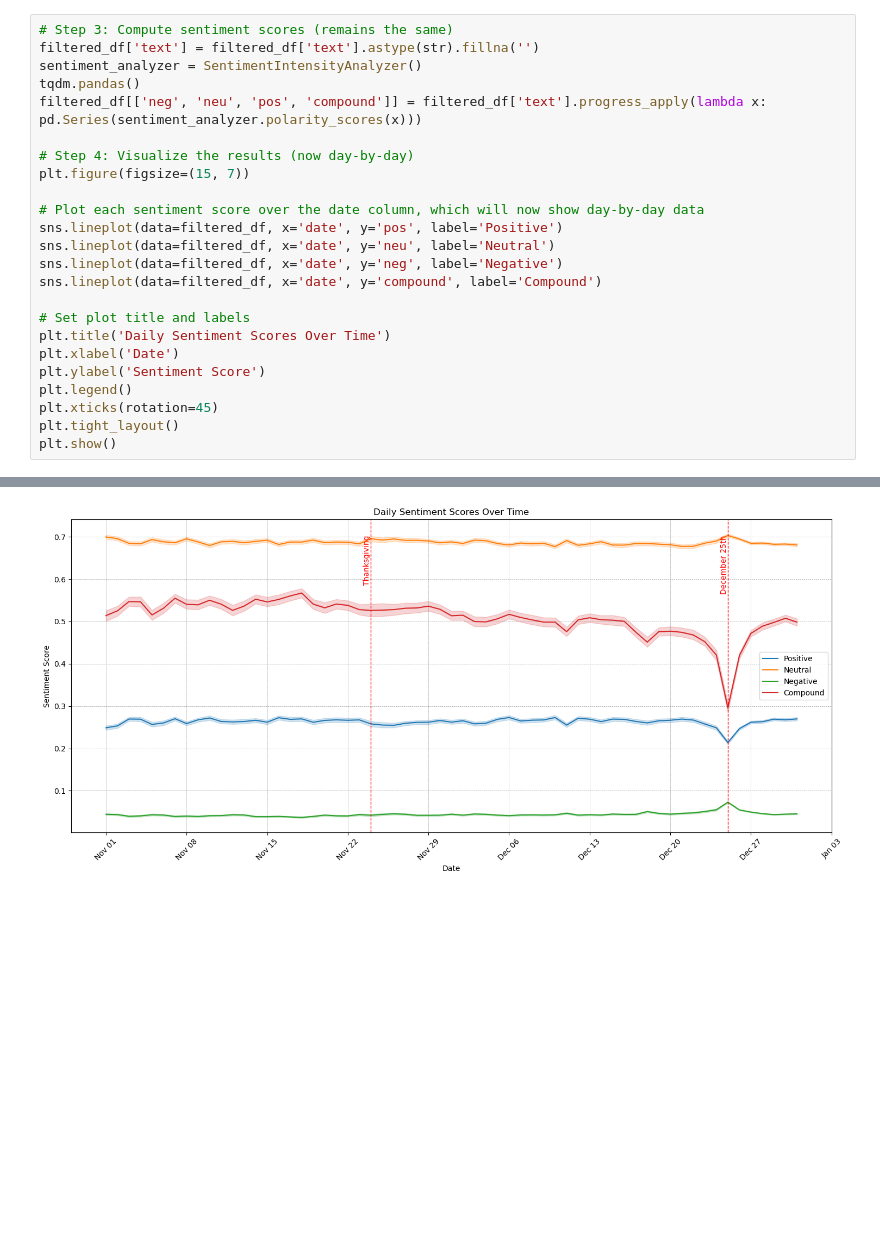
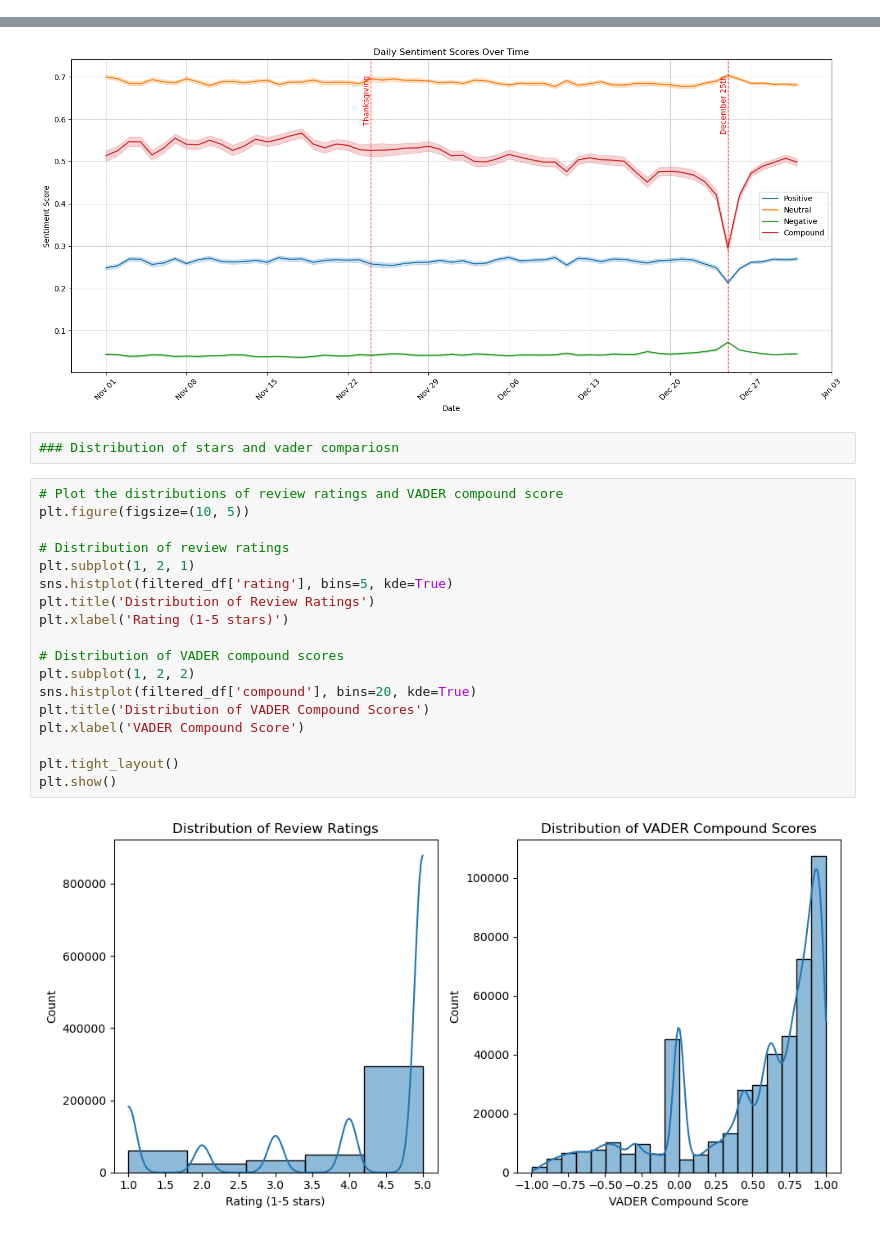
Before and after one commit to svukomanovic/Amazon-Sentiment-Analysis, a Jupyter notebook: month-by-month-analysis.ipynb, the cells around one changed output, grey strips where cells are left out. Saved outputs shown, nothing was run; the diff lists cells and outputs as text; blank space fills up the shorter version.

Commit message:
Adding more comparisons to see if the data is valid

```diff
--- a/month-by-month-analysis.ipynb
+++ b/month-by-month-analysis.ipynb
@@ -71,27 +71,3 @@ Try using .loc[row_indexer,col_indexer] = value instead
 See the caveats in the documentation: https://pandas.pydata.org/pandas-docs/stable/user_guide/indexing.html#returning-a-view-versus-a-copy
   filtered_df[['neg', 'neu', 'pos', 'compound']] = filtered_df['text'].progress_apply(lambda x: pd.Series(sentiment_analyzer.polarity_scores(x)))
 [figure]
-# %%
-# Step 3: Compute sentiment scores (remains the same)
-filtered_df['text'] = filtered_df['text'].astype(str).fillna('')
-sentiment_analyzer = SentimentIntensityAnalyzer()
-tqdm.pandas()
-filtered_df[['neg', 'neu', 'pos', 'compound']] = filtered_df['text'].progress_apply(lambda x: pd.Series(sentiment_analyzer.polarity_scores(x)))
-
-# Step 4: Visualize the results (now day-by-day)
-plt.figure(figsize=(15, 7))
-
-# Plot each sentiment score over the date column, which will now show day-by-day data
-sns.lineplot(data=filtered_df, x='date', y='pos', label='Positive')
-sns.lineplot(data=filtered_df, x='date', y='neu', label='Neutral')
-sns.lineplot(data=filtered_df, x='date', y='neg', label='Negative')
-sns.lineplot(data=filtered_df, x='date', y='compound', label='Compound')
-
-# Set plot title and labels
-plt.title('Daily Sentiment Scores Over Time')
-plt.xlabel('Date')
-plt.ylabel('Sentiment Score')
-plt.legend()
-plt.xticks(rotation=45)
-plt.tight_layout()
-plt.show()
@@ -177,3 +126,25 @@ Try using .loc[row_indexer,col_indexer] = value instead
 See the caveats in the documentation: https://pandas.pydata.org/pandas-docs/stable/user_guide/indexing.html#returning-a-view-versus-a-copy
   filtered_df['date'] = pd.to_datetime(filtered_df['date'])
 [figure]
+# %%
+### Distribution of stars and vader compariosn
+# %%
+# Plot the distributions of review ratings and VADER compound score
+plt.figure(figsize=(10, 5))
+
+# Distribution of review ratings
+plt.subplot(1, 2, 1)
+sns.histplot(filtered_df['rating'], bins=5, kde=True)
+plt.title('Distribution of Review Ratings')
+plt.xlabel('Rating (1-5 stars)')
+
+# Distribution of VADER compound scores
+plt.subplot(1, 2, 2)
+sns.histplot(filtered_df['compound'], bins=20, kde=True)
+plt.title('Distribution of VADER Compound Scores')
+plt.xlabel('VADER Compound Score')
+
+plt.tight_layout()
+plt.show()
+# %% [output]
+[figure, added]
```
Also changed, not shown: parts of 3 cells of this notebook.
